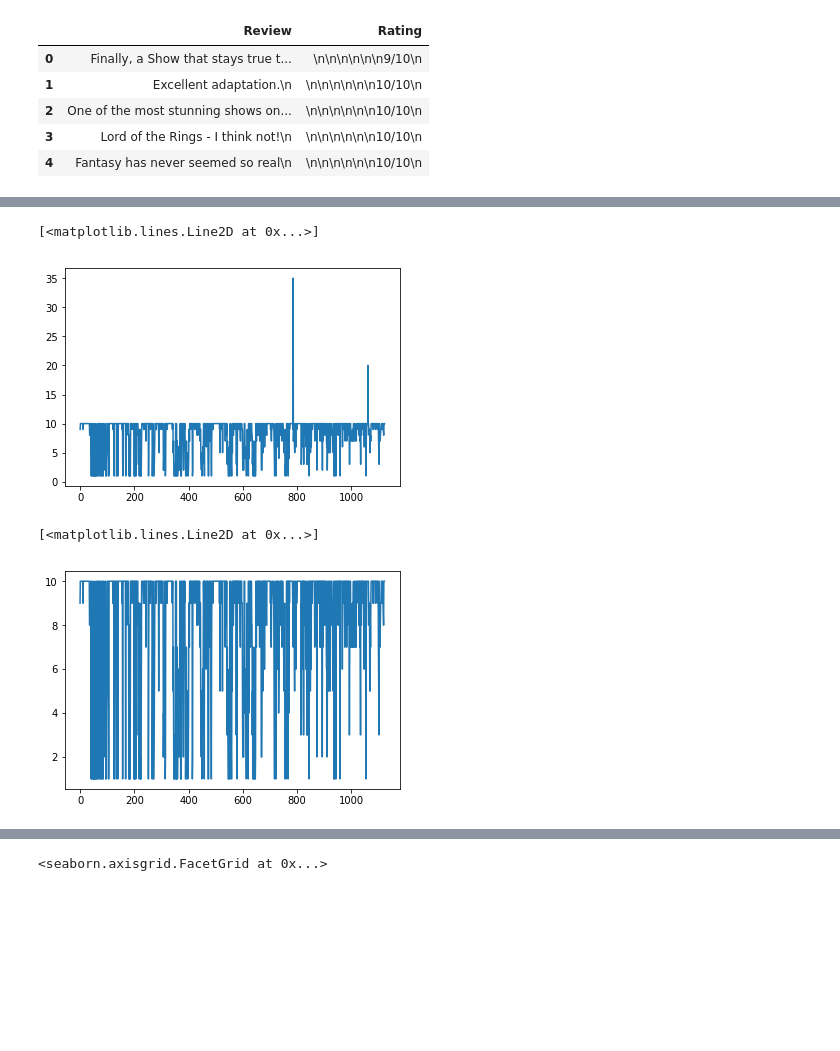
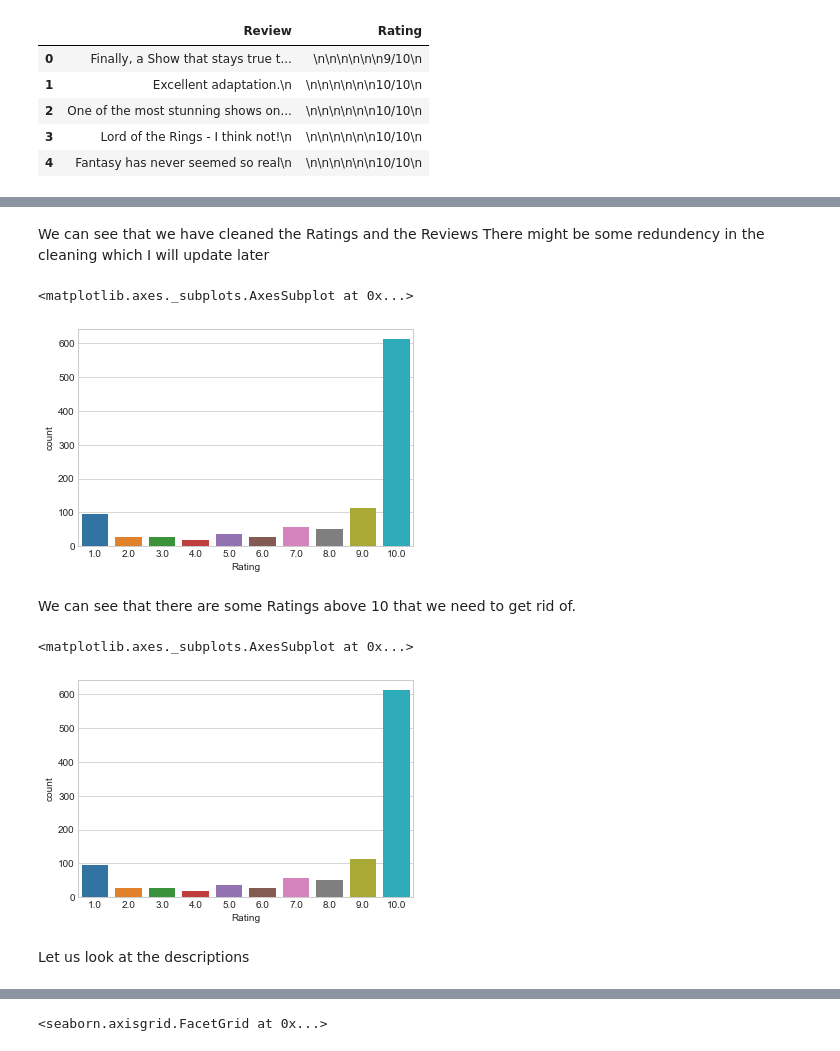
Before and after one commit to akshaykapoor347/ImdbReviews, a Jupyter notebook: ImdbReviews.ipynb, the cells around one changed output, grey strips where cells are left out. Drawn from its saved outputs; the diff is of its cells as text; code cells hidden in the pictures; blank space fills up the shorter version.

```diff
--- a/ImdbReviews.ipynb
+++ b/ImdbReviews.ipynb
@@ -89,0 +108,3 @@ import matplotlib.pyplot as plt
+# %% [markdown]
+We can see that we have cleaned the Ratings and the Reviews
+There might be some redundency in the cleaning which I will update later
@@ -90,15 +113,19 @@ import matplotlib.pyplot as plt
 # %%
-plt.plot(test_df['Rating'])
+sns.countplot(test_df['Rating'])
 # %% [output]
-[<matplotlib.lines.Line2D at 0x...>]
+<matplotlib.axes._subplots.AxesSubplot at 0x...>
-[figure, old version]
+[figure, new version]
+# %% [markdown]
+We can see that there are some Ratings above 10 that we need to get rid of.
 # %%
 test_df = test_df[test_df.Rating <= 10]
 # %%
-plt.plot(test_df['Rating'])
+sns.countplot(test_df['Rating'])
 # %% [output]
-[<matplotlib.lines.Line2D at 0x...>]
+<matplotlib.axes._subplots.AxesSubplot at 0x...>
-[figure, old version]
+[figure, new version]
+# %% [markdown]
+Let us look at the descriptions
 # %%
 test_df.describe()
 # %% [output]
```
Also changed, not shown: parts of 63 cells of this notebook.
